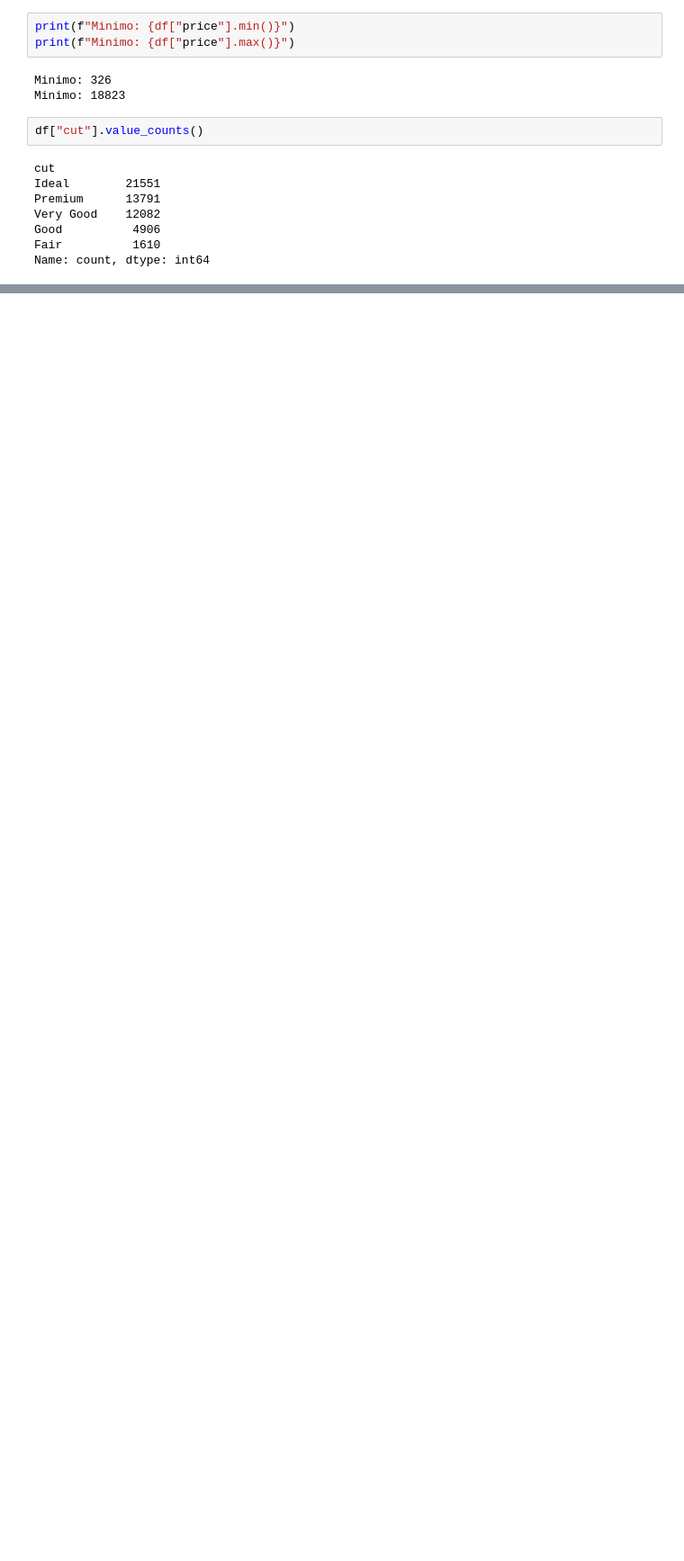
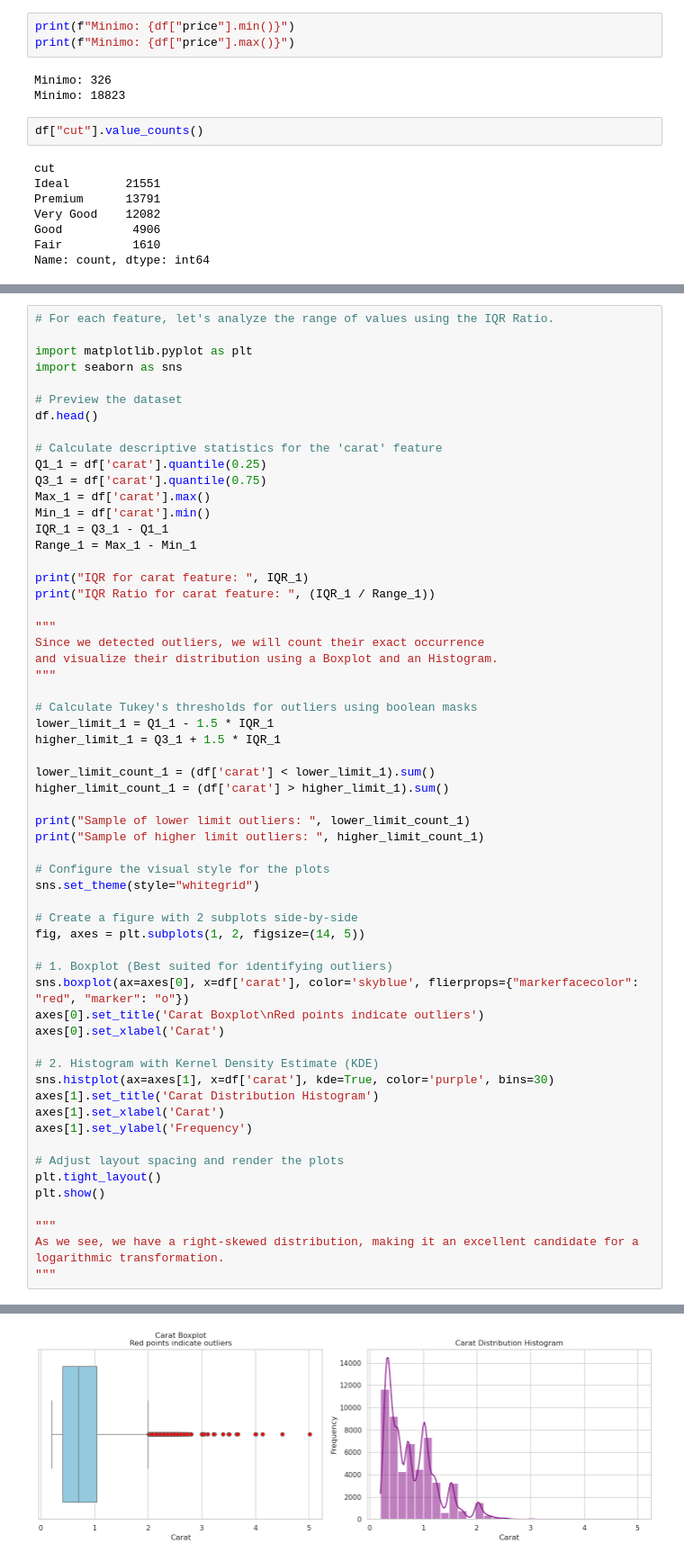
Before and after one commit to Alejoso/taller2-aprendizaje-automatico, a Jupyter notebook: eda.ipynb, the cells around one changed output, grey strips where cells are left out. Shown at 90% size. Cells and saved outputs as stored; diff of their text form; blank space fills up the shorter version.

Commit message:
EDA completed for new dataset

```diff
--- a/eda.ipynb
+++ b/eda.ipynb
@@ -92,0 +125,60 @@ plt.show()
+# %%
+# For each feature, let's analyze the range of values using the IQR Ratio.
+
+import matplotlib.pyplot as plt
+import seaborn as sns
+
+# Preview the dataset
+df.head()
+
+# Calculate descriptive statistics for the 'carat' feature
+Q1_1 = df['carat'].quantile(0.25)
+Q3_1 = df['carat'].quantile(0.75)
+Max_1 = df['carat'].max()
+Min_1 = df['carat'].min()
+IQR_1 = Q3_1 - Q1_1
+Range_1 = Max_1 - Min_1
+
+print("IQR for carat feature: ", IQR_1)
+print("IQR Ratio for carat feature: ", (IQR_1 / Range_1))
+
+"""
+Since we detected outliers, we will count their exact occurrence
+and visualize their distribution using a Boxplot and an Histogram.
+"""
+
+# Calculate Tukey's thresholds for outliers using boolean masks
+lower_limit_1 = Q1_1 - 1.5 * IQR_1
+higher_limit_1 = Q3_1 + 1.5 * IQR_1
+
+lower_limit_count_1 = (df['carat'] < lower_limit_1).sum()
+higher_limit_count_1 = (df['carat'] > higher_limit_1).sum()
+
+print("Sample of lower limit outliers: ", lower_limit_count_1)
+print("Sample of higher limit outliers: ", higher_limit_count_1)
+
+# Configure the visual style for the plots
+sns.set_theme(style="whitegrid")
+
+# Create a figure with 2 subplots side-by-side
+fig, axes = plt.subplots(1, 2, figsize=(14, 5))
+
+# 1. Boxplot (Best suited for identifying outliers)
+sns.boxplot(ax=axes[0], x=df['carat'], color='skyblue', flierprops={"markerfacecolor": "red", "marker": "o"})
+axes[0].set_title('Carat Boxplot\nRed points indicate outliers')
+axes[0].set_xlabel('Carat')
+
+# 2. Histogram with Kernel Density Estimate (KDE)
+sns.histplot(ax=axes[1], x=df['carat'], kde=True, color='purple', bins=30)
+axes[1].set_title('Carat Distribution Histogram')
+axes[1].set_xlabel('Carat')
+axes[1].set_ylabel('Frequency')
+
+# Adjust layout spacing and render the plots
+plt.tight_layout()
+plt.show()
+
+"""
+As we see, we have a right-skewed distribution, making it an excellent candidate for a logarithmic transformation.
+"""
+# %% [output]
@@ -92,0 +189 @@ plt.show()
+[figure, added]
```
Also changed, not shown: parts of 24 cells of this notebook, 1 other file.
